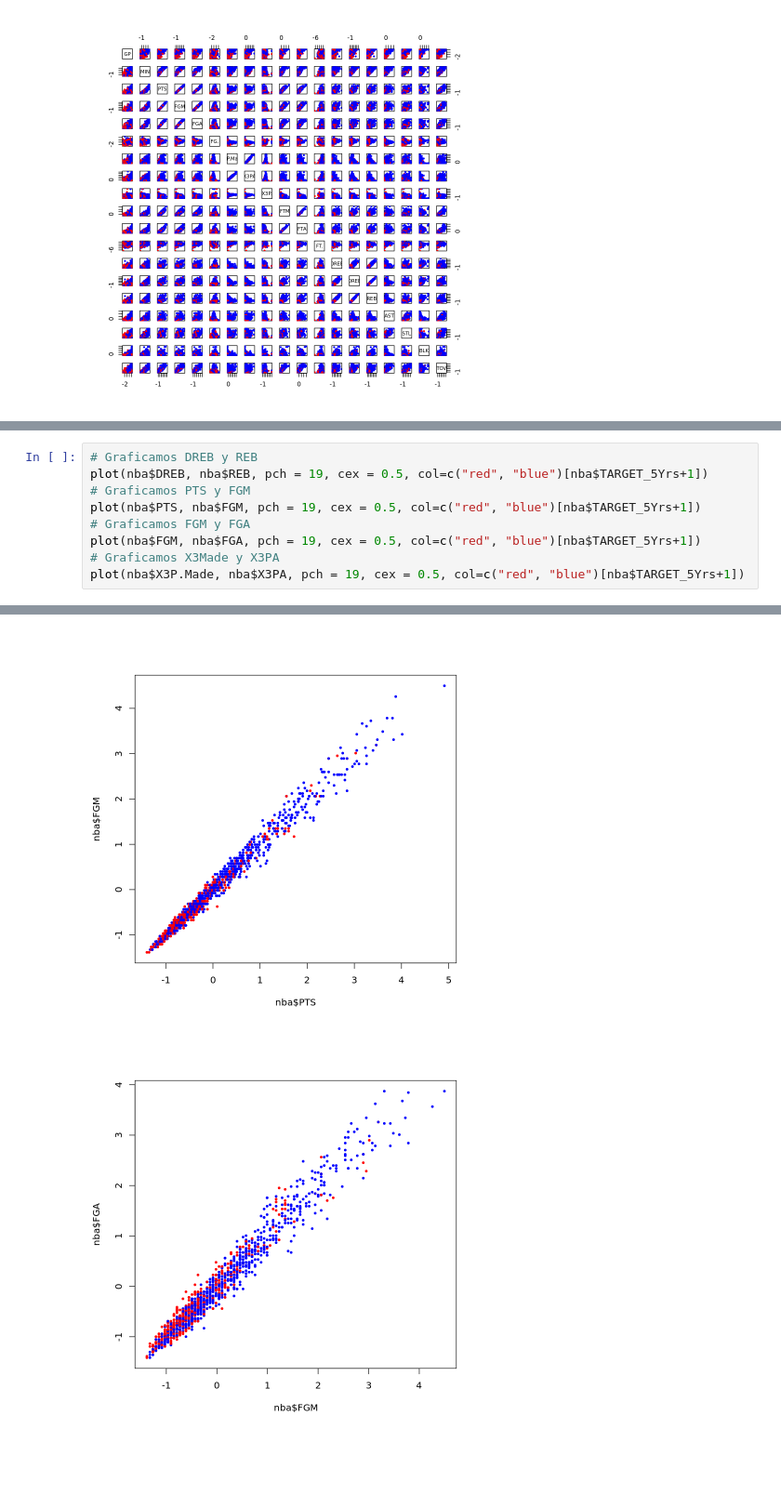
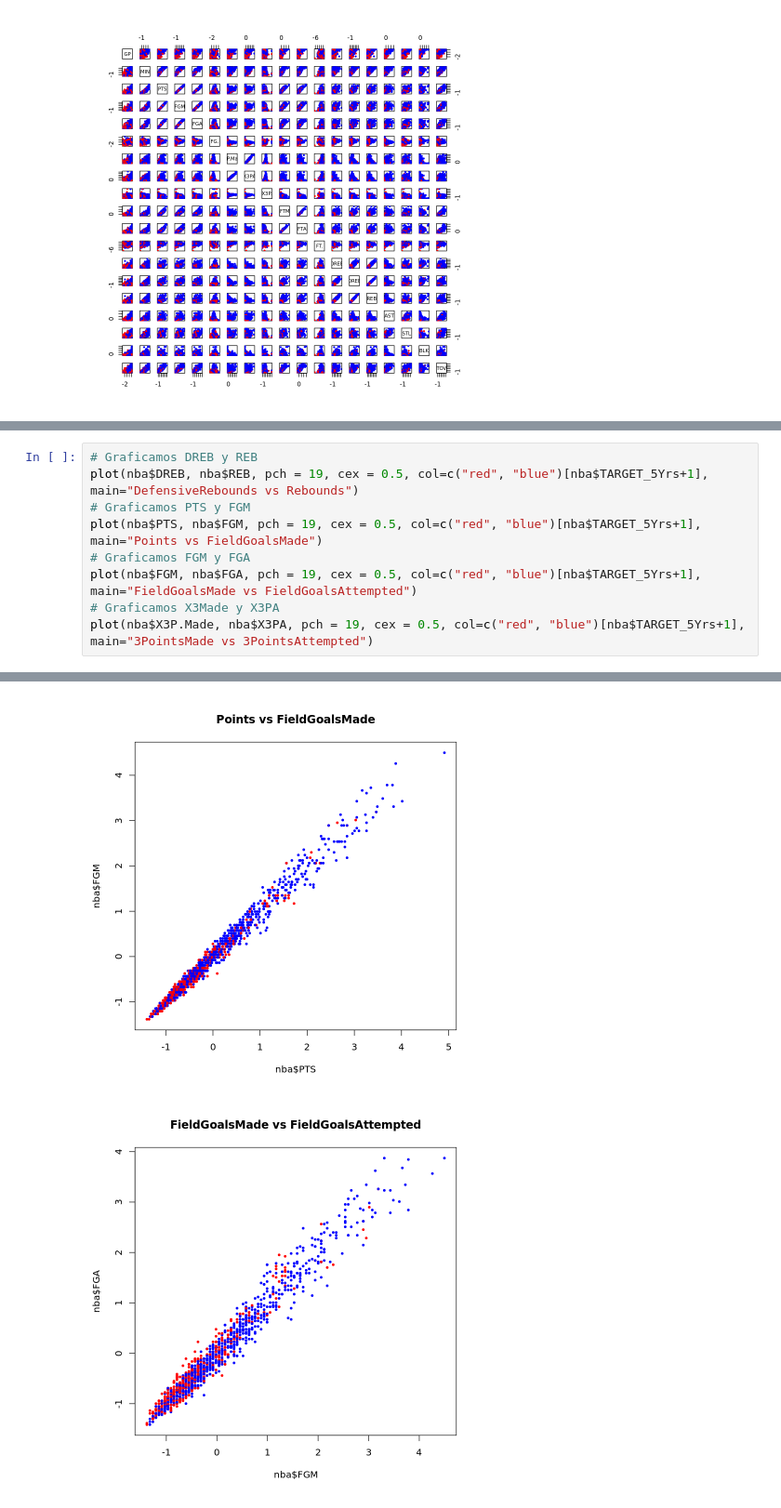
Before and after one commit to natimellino/mineria-de-datos, a Jupyter notebook: TPFinal.ipynb, the cells around one changed output, grey strips where cells are left out. Shown at 93% size. Saved outputs shown, nothing was run; the diff lists cells and outputs as text; blank space fills up the shorter version.

```diff
--- a/TPFinal.ipynb
+++ b/TPFinal.ipynb
@@ -104,10 +106,10 @@ Como se ve muy pequeña la imagen, guardamos este plot aparte y se puede visuali
 # %%
 # Graficamos DREB y REB
-plot(nba$DREB, nba$REB, pch = 19, cex = 0.5, col=c("red", "blue")[nba$TARGET_5Yrs+1])
+plot(nba$DREB, nba$REB, pch = 19, cex = 0.5, col=c("red", "blue")[nba$TARGET_5Yrs+1], main="DefensiveRebounds vs Rebounds")
 # Graficamos PTS y FGM
-plot(nba$PTS, nba$FGM, pch = 19, cex = 0.5, col=c("red", "blue")[nba$TARGET_5Yrs+1])
+plot(nba$PTS, nba$FGM, pch = 19, cex = 0.5, col=c("red", "blue")[nba$TARGET_5Yrs+1], main="Points vs FieldGoalsMade")
 # Graficamos FGM y FGA
-plot(nba$FGM, nba$FGA, pch = 19, cex = 0.5, col=c("red", "blue")[nba$TARGET_5Yrs+1])
+plot(nba$FGM, nba$FGA, pch = 19, cex = 0.5, col=c("red", "blue")[nba$TARGET_5Yrs+1], main="FieldGoalsMade vs FieldGoalsAttempted")
 # Graficamos X3Made y X3PA
-plot(nba$X3P.Made, nba$X3PA, pch = 19, cex = 0.5, col=c("red", "blue")[nba$TARGET_5Yrs+1])
+plot(nba$X3P.Made, nba$X3PA, pch = 19, cex = 0.5, col=c("red", "blue")[nba$TARGET_5Yrs+1], main="3PointsMade vs 3PointsAttempted")
 # %% [output]
@@ -115,2 +117,2 @@ plot(nba$X3P.Made, nba$X3PA, pch = 19, cex = 0.5, col=c("red", "blue")[nba$TARGE
-[figure, old version]
+[figure, new version]
-[figure, old version]
+[figure, new version]
```
Also changed, not shown: parts of 15 cells of this notebook.
